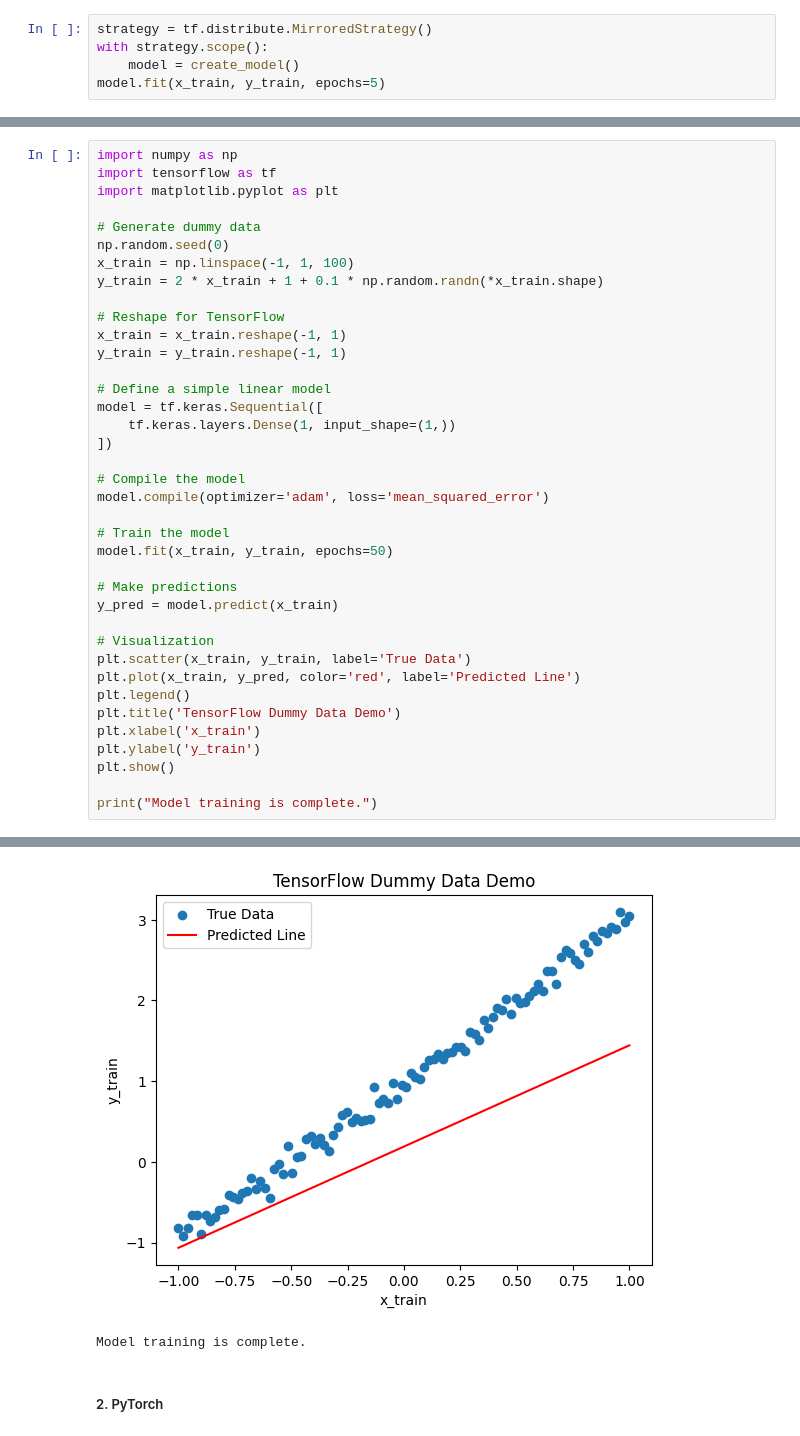
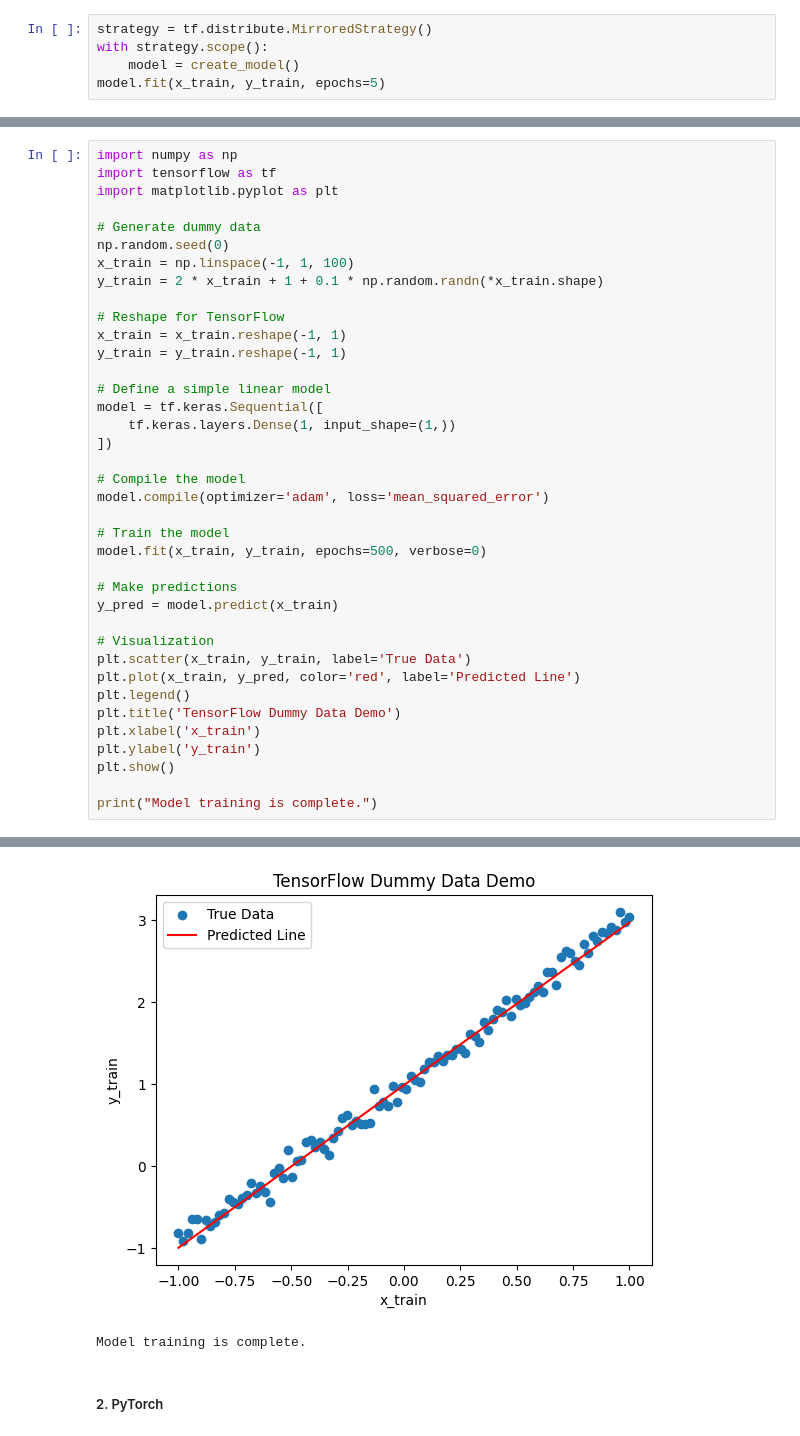
Before and after one commit to natapone/learning_ai_by_coding, a Jupyter notebook: 3-1_DL_fundamental.ipynb, the cells around one changed output, grey strips where cells are left out. Drawn from its saved outputs; the diff is of its cells as text.

```diff
--- a/3-1_DL_fundamental.ipynb
+++ b/3-1_DL_fundamental.ipynb
@@ -207,7 +207,7 @@ model = tf.keras.Sequential([
 model.compile(optimizer='adam', loss='mean_squared_error')
 
 # Train the model
-model.fit(x_train, y_train, epochs=50)
+model.fit(x_train, y_train, epochs=500, verbose=0)
 
 # Make predictions
 y_pred = model.predict(x_train)
@@ -243,4 +227,4 @@ Epoch 50/50
-[figure, old version]
+[figure, new version]
 Model training is complete.
 # %% [markdown]
 ##### 2. PyTorch
```
Also changed, not shown: parts of 20 cells of this notebook.
